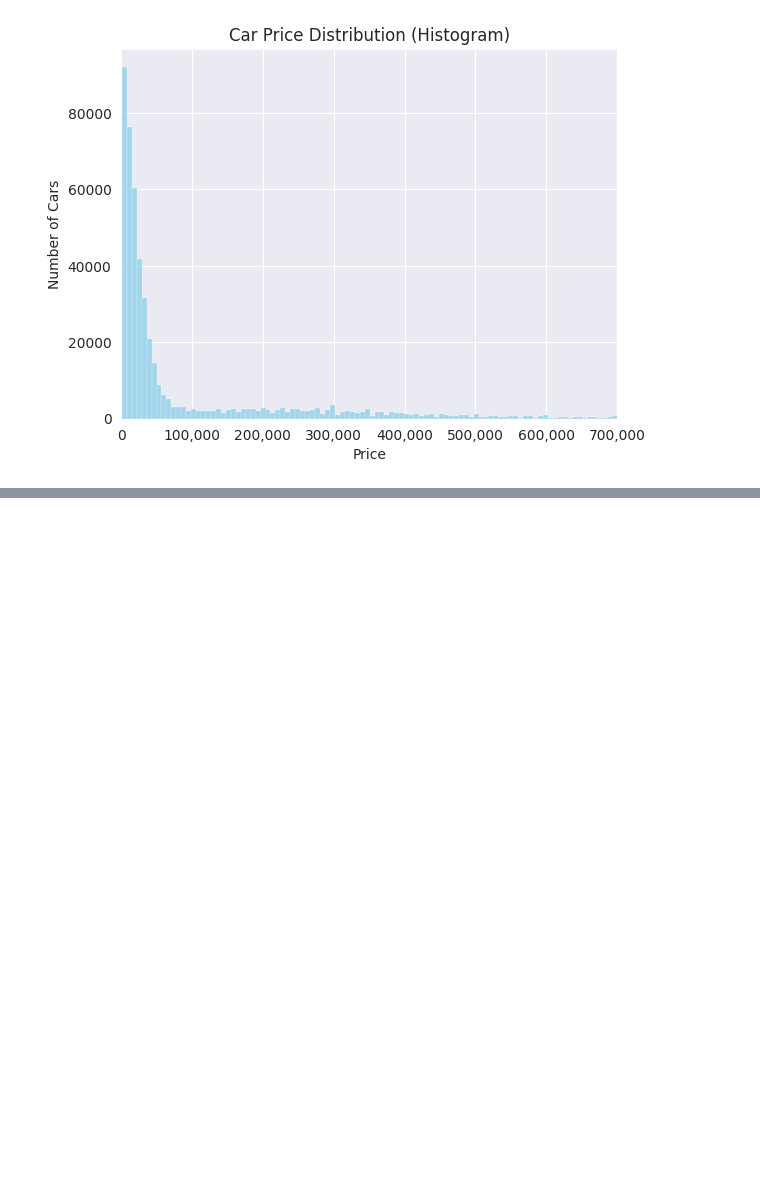
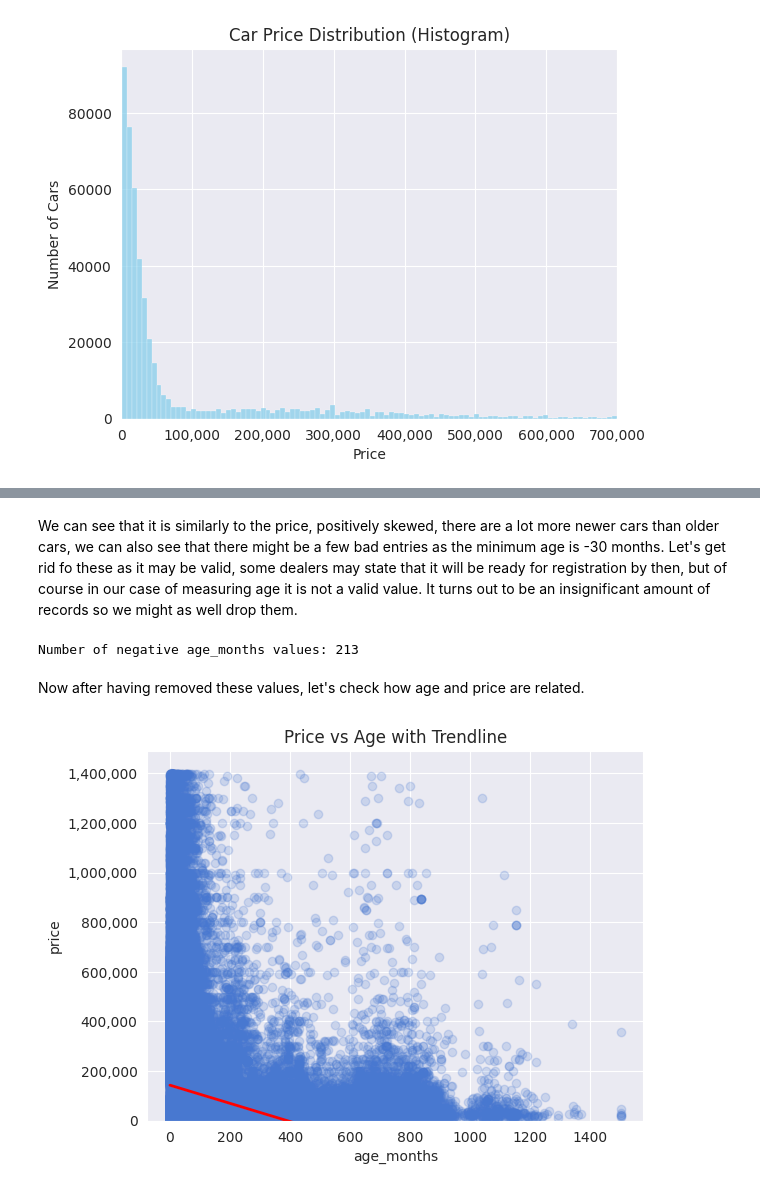
Before and after one commit to dfoddav2/SS25-capstone-project, a Jupyter notebook: analysis/price_exploration.ipynb, the cells around one changed output, grey strips where cells are left out. Drawn from its saved outputs; the diff is of its cells as text; code cells hidden in the pictures; blank space fills up the shorter version.

```diff
--- a/analysis/price_exploration.ipynb
+++ b/analysis/price_exploration.ipynb
@@ -115,0 +186,32 @@ plt.show()
+# %% [markdown]
+We can see that it is similarly to the price, positively skewed, there are a lot more newer cars than older cars, we can also see that there might be a few bad entries as the minimum age is -30 months. Let's get rid fo these as it may be valid, some dealers may state that it will be ready for registration by then, but of course in our case of measuring age it is not a valid value. It turns out to be an insignificant amount of records so we might as well drop them.
+# %%
+# Get the count of values where age_months or age is negative
+negative_age_months_count = df_cleaned[df_cleaned['age_months'] < 0].shape[0]
+print("Number of negative age_months values:", negative_age_months_count)
+# df_cleaned[df_cleaned['age_months'] < 0].head(10)
+
+# Drop the rows with negative age_months
+df_cleaned = df_cleaned[df_cleaned['age_months'] >= 0]
+# %% [output]
+Number of negative age_months values: 213
+# %% [markdown]
+Now after having removed these values, let's check how age and price are related.
+# %%
+# Price VS Age scatter
+sns.regplot(
+    x='age_months',
+    y='price',
+    data=df_cleaned,
+    scatter_kws={'alpha': 0.2},
+    line_kws={'color': 'red', 'linewidth': 2},  # Customize trendline color and thickness
+    order=1,  # Polynomial order of the trendline (1 for linear)
+    truncate=True # Truncate the trendline within the data range
+)
+plt.title("Price vs Age with Trendline")
+# plt.gca().xaxis.set_major_formatter(mticker.StrMethodFormatter('{x:,.0f}'))
+plt.gca().yaxis.set_major_formatter(mticker.StrMethodFormatter('{x:,.0f}'))
+plt.ylim(bottom=0)  # Set the y-axis minimum to 0
+plt.show()
+# %% [output]
+[figure, added]
```
Also changed, not shown: parts of 56 cells of this notebook, 3 other files.
